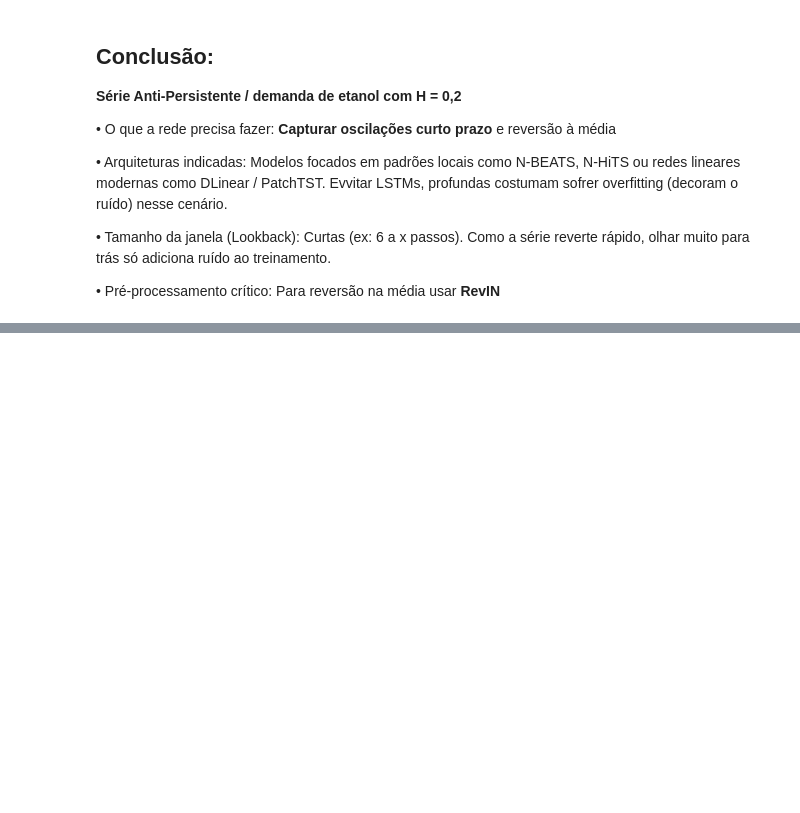
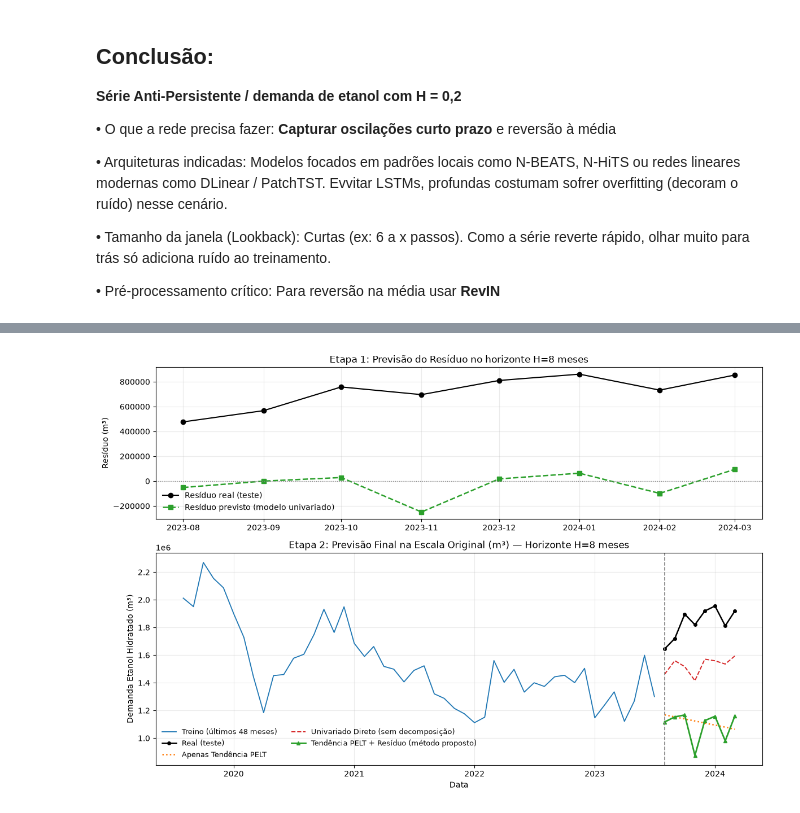
Before and after one commit to Arickjd/ehc-demand-forecast, a Jupyter notebook: hurst_analysis.ipynb, the cells around one changed output, grey strips where cells are left out. Cells and saved outputs as stored; diff of their text form; code cells hidden in the pictures; blank space fills up the shorter version.

```diff
--- a/hurst_analysis.ipynb
+++ b/hurst_analysis.ipynb
@@ -184,0 +438,35 @@ plt.show()
+# %%
+datas_test = datas[n_tr:]
+janela_plot = 48  # últimos 4 anos de treino para contexto visual
+unidade_res = "log" if is_log else "m³"
+
+fig, axes = plt.subplots(2, 1, figsize=(12, 8), gridspec_kw={'height_ratios': [1, 1.4]})
+
+# Gráfico 1: Resíduo real vs previsto no horizonte H
+axes[0].plot(datas_test, residuo_test, 'o-', color='black', lw=1.5, label='Resíduo real (teste)')
+axes[0].plot(datas_test, residuo_pred, 's--', color='tab:green', lw=1.8, label='Resíduo previsto (modelo univariado)')
+axes[0].axhline(0, color='gray', ls=':', lw=1.0)
+axes[0].set_title(f'Etapa 1: Previsão do Resíduo no horizonte H={H} meses')
+axes[0].set_ylabel(f'Resíduo ({unidade_res})')
+axes[0].legend(frameon=False)
+axes[0].grid(alpha=0.25)
+
+# Gráfico 2: Reconstrução final na escala original (m³)
+axes[1].plot(datas[n_tr - janela_plot : n_tr], to_m3(y_train[-janela_plot:]),
+             color='tab:blue', lw=1.3, label='Treino (últimos 48 meses)')
+axes[1].plot(datas_test, y_real_m3, 'o-', color='black', lw=1.8, ms=4, label='Real (teste)')
+axes[1].plot(datas_test, pred_tend_m3, ':', color='tab:orange', lw=1.8, label='Apenas Tendência PELT')
+axes[1].plot(datas_test, pred_direto_m3, '--', color='tab:red', lw=1.4, label='Univariado Direto (sem decomposição)')
+axes[1].plot(datas_test, pred_metodo_m3, '^-', color='tab:green', lw=2.0, ms=5,
+             label='Tendência PELT + Resíduo (método proposto)')
+axes[1].axvline(datas_test[0], color='gray', ls='--', lw=1.2)
+axes[1].set_title(f'Etapa 2: Previsão Final na Escala Original (m³) — Horizonte H={H} meses')
+axes[1].set_ylabel('Demanda Etanol Hidratado (m³)')
+axes[1].set_xlabel('Data')
+axes[1].legend(frameon=False, ncol=2, fontsize=9)
+axes[1].grid(alpha=0.25)
+
+plt.tight_layout()
+plt.show()
+# %% [output]
+[figure, added]
```
Also changed, not shown: parts of 9 cells of this notebook, 10 other files.
